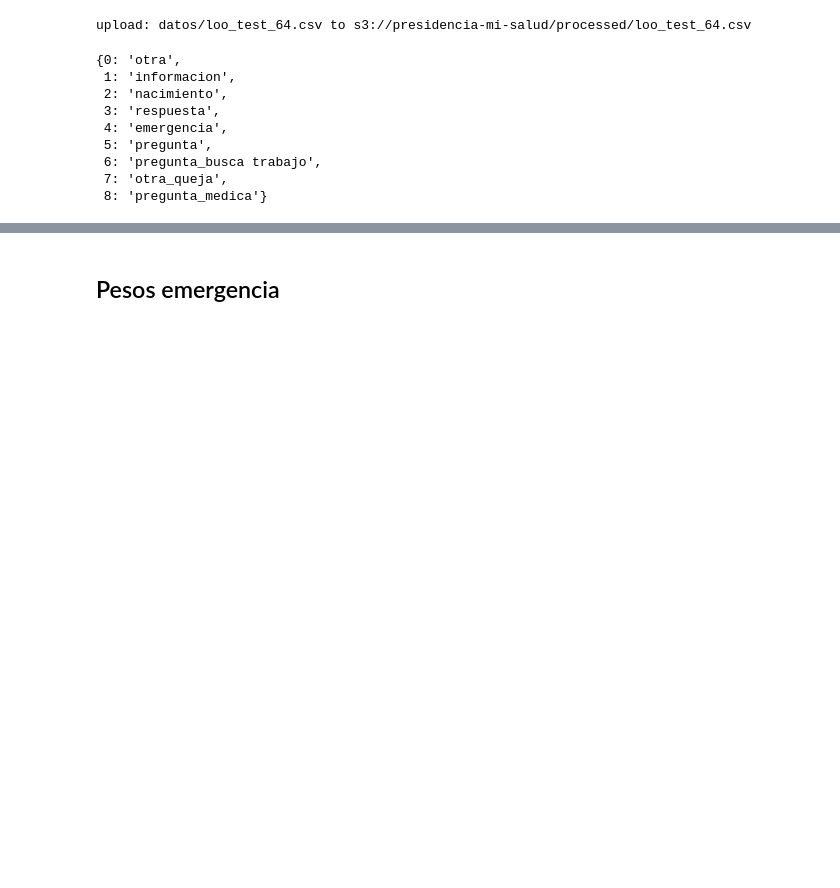
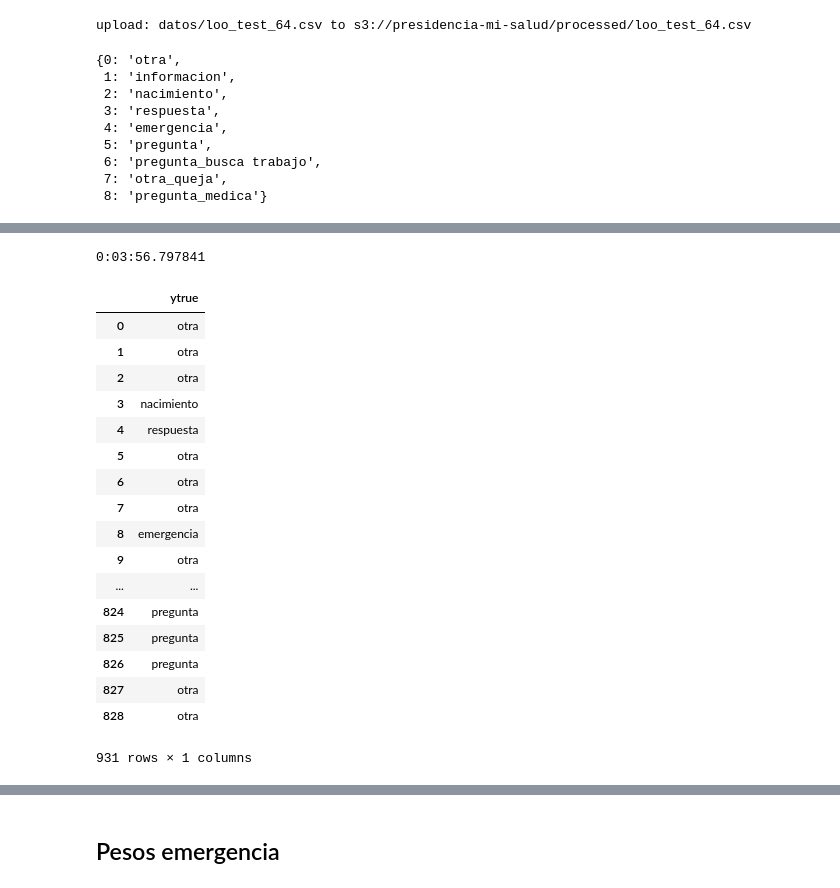
Before and after one commit to opintel/mi-salud, a Jupyter notebook: pipeline_modelo_2.ipynb, the cells around one changed output, grey strips where cells are left out. Cells and saved outputs as stored; diff of their text form; code cells hidden in the pictures; blank space fills up the shorter version.

```diff
--- a/pipeline_modelo_2.ipynb
+++ b/pipeline_modelo_2.ipynb
@@ -1098,0 +1113,24 @@ label_map
+# %%
+df_extra=respuestas_etiquetas[['wc', 'hora_ultimo']]
+
+pca=TruncatedSVD(n_components=33)
+pca=pca.fit(features_stem)
+features_pca=pca.transform(features_stem)
+
+features_fin=pd.concat([pd.DataFrame(features_pca), df_extra], axis=1)
+
+clasificador=XGBClassifier(metrics='auc')
+# %%
+folds = 5
+
+param_comb = 100
+
+skf = StratifiedKFold(n_splits=folds, shuffle = True, random_state = 1001)
+
+random_search = RandomizedSearchCV(clasificador,
+                                   param_distributions=params,
+                                   n_iter=param_comb,
+                                   scoring='f1_macro',
+                                   n_jobs=4, cv=skf.split(features_fin,                                                                                              x_target),
+                                   verbose=3, random_state=1001 )
+random_search.fit(features_fin,x_target)
@@ -1098,0 +1250,10 @@ label_map
+# %%
+inicio=datetime.now()
+
+loo_predict_proba=Parallel(n_jobs=-1)(delayed(loo_masvar)(i, 33,respuestas_etiquetas[['wc', 'hora_ultimo', 'sent']] ) for i in respuestas_etiquetas.index)
+
+fin=datetime.now()
+
+print(fin-inicio)
+# %% [output]
+0:03:56.797841
@@ -1098,0 +1277,21 @@ label_map
+# %%
+eval_target
+# %% [output]
+|  | ytrue |
+| 0 | otra |
+| 1 | otra |
+| 2 | otra |
+| 3 | nacimiento |
+| 4 | respuesta |
+| 5 | otra |
+| 6 | otra |
+| 7 | otra |
+| 8 | emergencia |
+| 9 | otra |
+| ... | ... |
+| 824 | pregunta |
+| 825 | pregunta |
+| 826 | pregunta |
+| 827 | otra |
+| 828 | otra |
+931 rows × 1 columns
```
Also changed, not shown: parts of 40 cells of this notebook, 1 other file.
